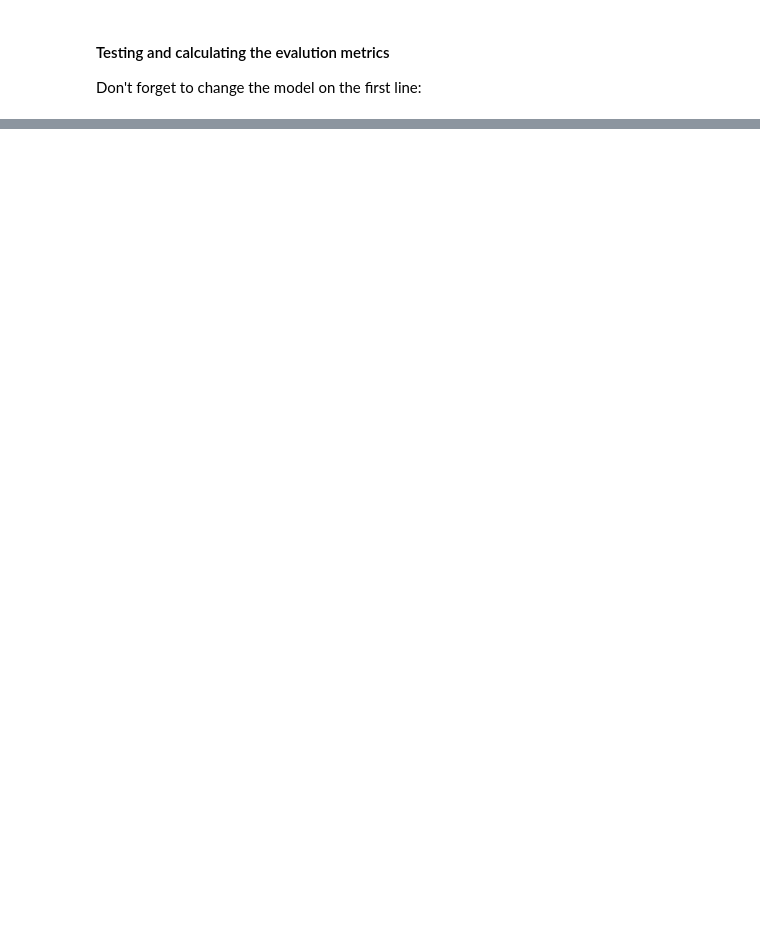
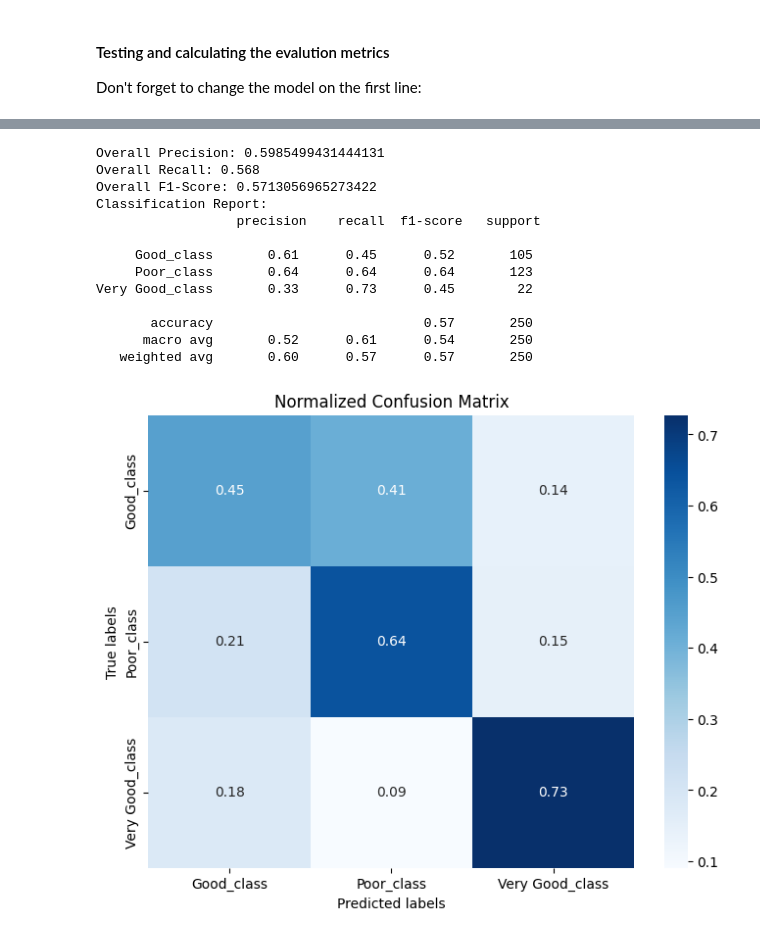
Before and after one commit to mgnarag/Geology-image-classification, a Jupyter notebook: Model_FINAL.ipynb, the cells around one changed output, grey strips where cells are left out. Cells and saved outputs as stored; diff of their text form; code cells hidden in the pictures; blank space fills up the shorter version.

```diff
--- a/Model_FINAL.ipynb
+++ b/Model_FINAL.ipynb
@@ -109,5 +112,5 @@ optimizer = Adam(learning_rate=0.0001)
 
 alex_model.compile(optimizer=optimizer, loss='categorical_crossentropy', metrics=['accuracy'])
 # Train  model
-alex_model.fit(train_images, train_labels, epochs=100, batch_size=32)
-alex_model.save(file_path + "Models/alex_model.h5")
+alex_model.fit(train_images, train_labels, epochs=100, batch_size=32, validation_data=(val_images, val_labels))
+alex_model.save(file_path + "Models/alex_model")
@@ -260,0 +221,9 @@ Very Good_class       0.38      0.64      0.47        22
+# %%
+model = alex_model #either alex_model, vgg_model, resnet_model
+model_name = str("alexnet") #change to vgg, resnet
+# Predict probabilities for test data
+y_pred_prob = model.predict(test_images)
+# Convert probabilities to class labels
+y_pred = np.argmax(y_pred_prob, axis=1)
+# Convert one-hot encoded test labels to class labels
+y_true = np.argmax(test_labels, axis=1)
@@ -260,0 +232,60 @@ Very Good_class       0.38      0.64      0.47        22
+# %%
+from sklearn.metrics import classification_report, confusion_matrix, precision_recall_fscore_support
+
+# Calculate confusion matrix
+cm = confusion_matrix(y_true, y_pred)
+
+# Normalize confusion matrix
+cm_normalized = cm.astype('float') / cm.sum(axis=1)[:, np.newaxis]
+
+# Plot normalized confusion matrix as a heatmap
+plt.figure(figsize=(8, 6))
+sns.heatmap(cm_normalized, annot=True, fmt='.2f', cmap='Blues', xticklabels=classes, yticklabels=classes)
+plt.xlabel('Predicted labels')
+plt.ylabel('True labels')
+plt.title('Normalized Confusion Matrix')
+
+# Save confusion matrix image
+plt.savefig(file_path + 'CM_'+model_name+'.png')
+
+
+# Print overall precision, recall, and F1-score
+print("Overall Precision:", precision)
+print("Overall Recall:", recall)
+print("Overall F1-Score:", f1_score)
+
+
+from sklearn.metrics import precision_recall_fscore_support, classification_report
+
+# Calculate precision, recall, and F1-score
+precision, recall, f1_score, _ = precision_recall_fscore_support(y_true, y_pred, average='weighted')
+
+# Print classification report
+report = classification_report(y_true, y_pred, target_names=classes)
+print("Classification Report:\n", report)
+
+# Specify the file path
+file_path_1 = file_path+ "/Metric_"+model_name+".txt"
+
+# Save classification report to a text file along with precision, recall, and F1-score
+with open(file_path_1, 'w') as f:
+    f.write("Precision: {:.4f}\n".format(precision))
+    f.write("Recall: {:.4f}\n".format(recall))
+    f.write("F1-score: {:.4f}\n\n".format(f1_score))
+    f.write("Classification Report:\n")
+    f.write(report)
+# %% [output]
+Overall Precision: 0.5985499431444131
+Overall Recall: 0.568
+Overall F1-Score: 0.5713056965273422
+Classification Report:
+                  precision    recall  f1-score   support
+
+     Good_class       0.61      0.45      0.52       105
+     Poor_class       0.64      0.64      0.64       123
+Very Good_class       0.33      0.73      0.45        22
+
+       accuracy                           0.57       250
+      macro avg       0.52      0.61      0.54       250
+   weighted avg       0.60      0.57      0.57       250
+[figure, added]
```
Also changed, not shown: parts of 5 cells of this notebook.
